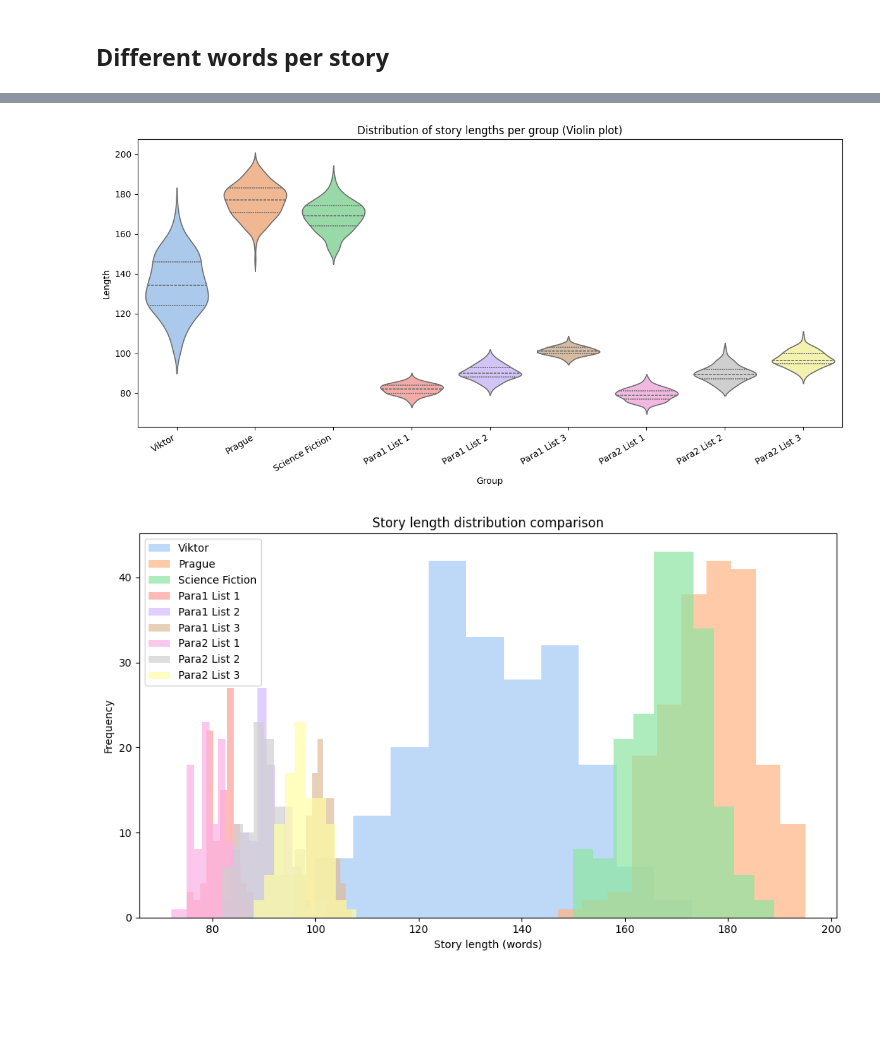
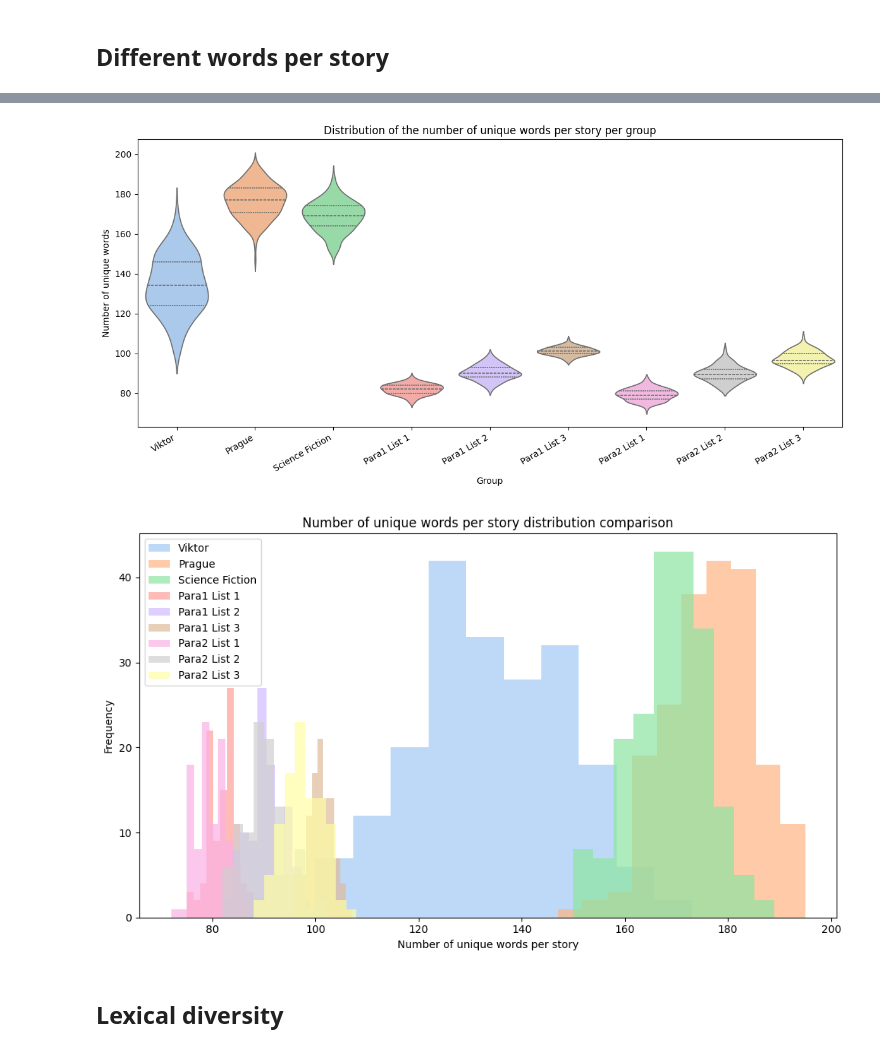
Before and after one commit to joaocnvdias/mech-i-coherence, a Jupyter notebook: vector-fields/development/prompt-v-paraphrase.ipynb, the cells around one changed output, grey strips where cells are left out. Saved outputs shown, nothing was run; the diff lists cells and outputs as text; code cells hidden in the pictures; blank space fills up the shorter version.

Commit message:
fix(prompt-v-paraphrase): changed unique words plots names

```diff
--- a/vector-fields/development/prompt-v-paraphrase.ipynb
+++ b/vector-fields/development/prompt-v-paraphrase.ipynb
@@ -281,37 +281,39 @@ plt.show()
 data = []
 for label, lens in zip(labels, batch_unique_counts):
     for l in lens:
-        data.append({"Group": label, "Length": l})
+        data.append({"Group": label, "Number of unique words": l})
 df = pd.DataFrame(data)
 
 plt.figure(figsize=(12, 6))
 sns.violinplot(
     data=df,
     x="Group",
-    y="Length",
+    y="Number of unique words",
     hue="Group",          # explicitly set hue
     palette=colors,       # your color palette
     inner="quartile",
     legend=False          # disables redundant legend
 )
-plt.title("Distribution of story lengths per group (Violin plot)")
+plt.title("Distribution of the number of unique words per story per group")
 plt.xticks(rotation=30, ha="right")
 plt.tight_layout()
 plt.show()
 # %% [output]
-[figure, old version]
+[figure, new version]
 # %%
 plt.figure(figsize=(10, 6))
 bins = 10  # Adjust granularity
 
 for lens, label, color in zip(batch_unique_counts, labels, colors):
     plt.hist(lens, bins=bins, alpha=0.7, label=label, color=color)
 
-plt.xlabel("Story length (words)")
+plt.xlabel("Number of unique words per story")
 plt.ylabel("Frequency")
-plt.title("Story length distribution comparison")
+plt.title("Number of unique words per story distribution comparison")
 plt.legend()
 plt.tight_layout()
 plt.show()
 # %% [output]
-[figure, old version]
+[figure, new version]
+# %% [markdown]
+## Lexical diversity
```
Also changed, not shown: parts of 3 cells of this notebook.
